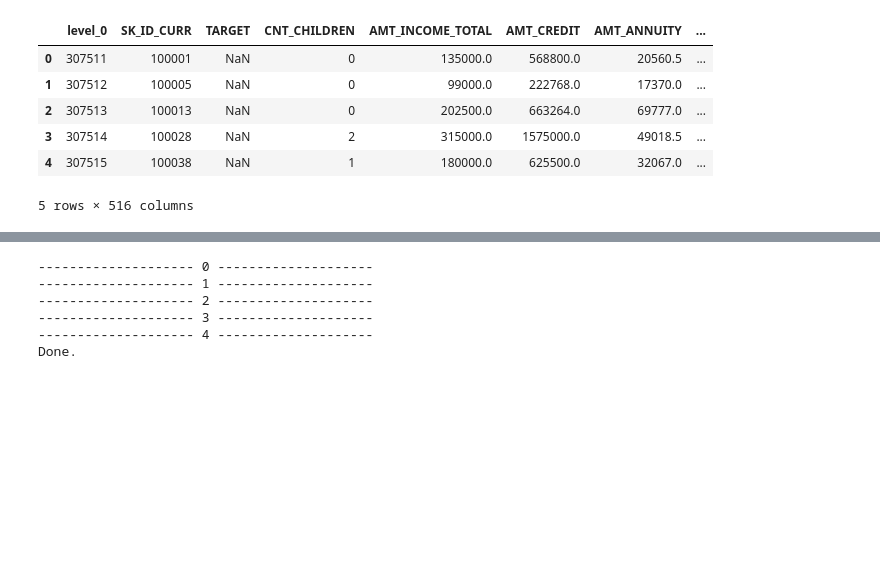
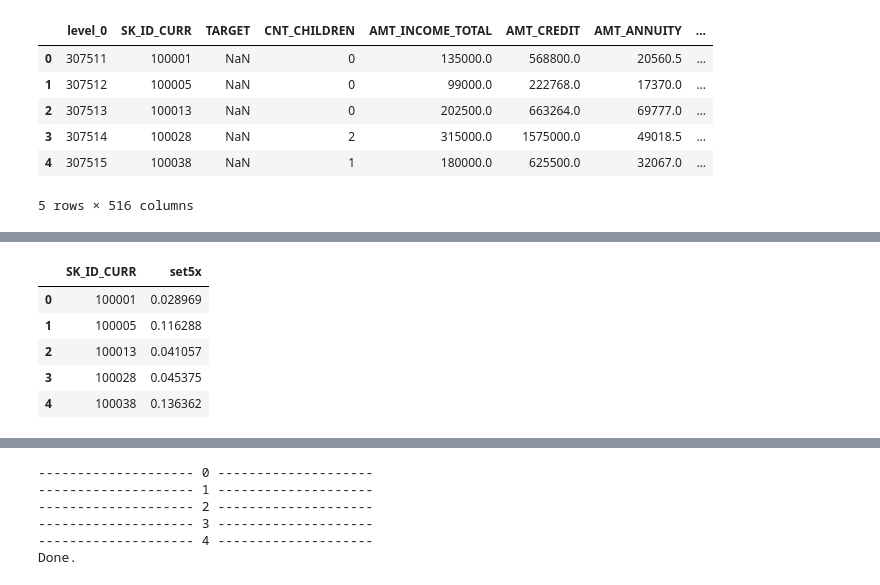
Before and after one commit to nekonabesan/kaggle_study, a Jupyter notebook: hcdr/lgb_parameter_chuning.ipynb, the cells around one changed output, grey strips where cells are left out. Cells and saved outputs as stored; diff of their text form; code cells hidden in the pictures; blank space fills up the shorter version.

```diff
--- a/hcdr/lgb_parameter_chuning.ipynb
+++ b/hcdr/lgb_parameter_chuning.ipynb
@@ -1509,0 +1533,11 @@ df_test.head()
+# %%
+train_set5xgb = pd.read_csv('./home-credit-default-risk/exports/train_set5xgb.csv')
+test_set5xgb =  pd.read_csv('./home-credit-default-risk/exports/test_set5xgb.csv')
+test_set5xgb.head()
+# %% [output]
+|  | SK_ID_CURR | set5x |
+| 0 | 100001 | 0.028969 |
+| 1 | 100005 | 0.116288 |
+| 2 | 100013 | 0.041057 |
+| 3 | 100028 | 0.045375 |
+| 4 | 100038 | 0.136362 |
```
Also changed, not shown: parts of 14 cells of this notebook, 7 other files.
